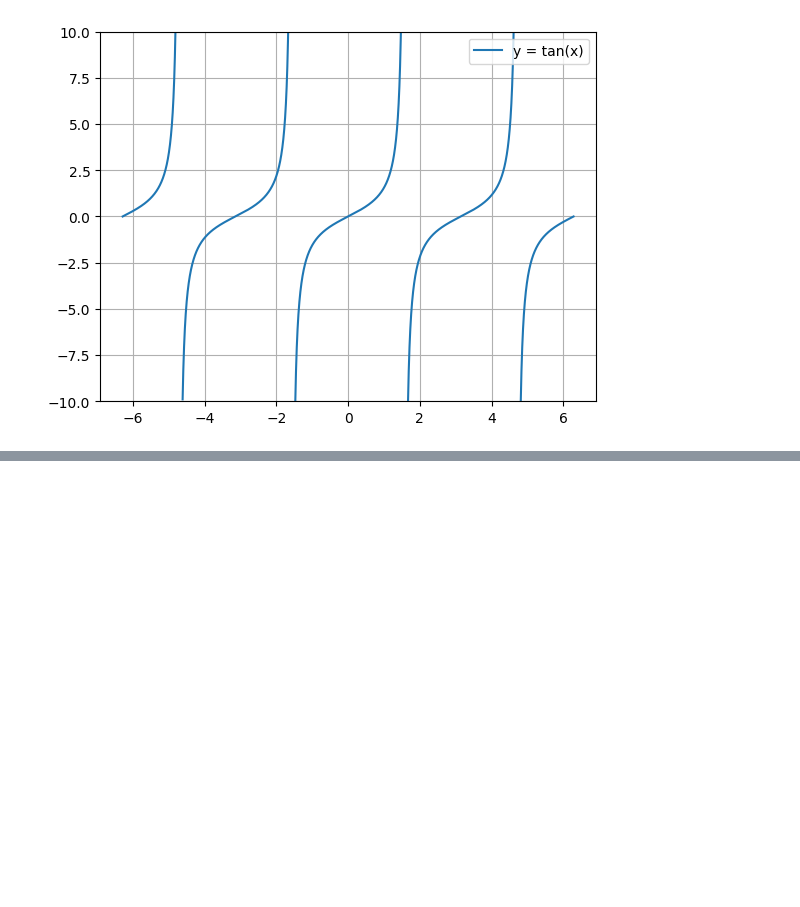
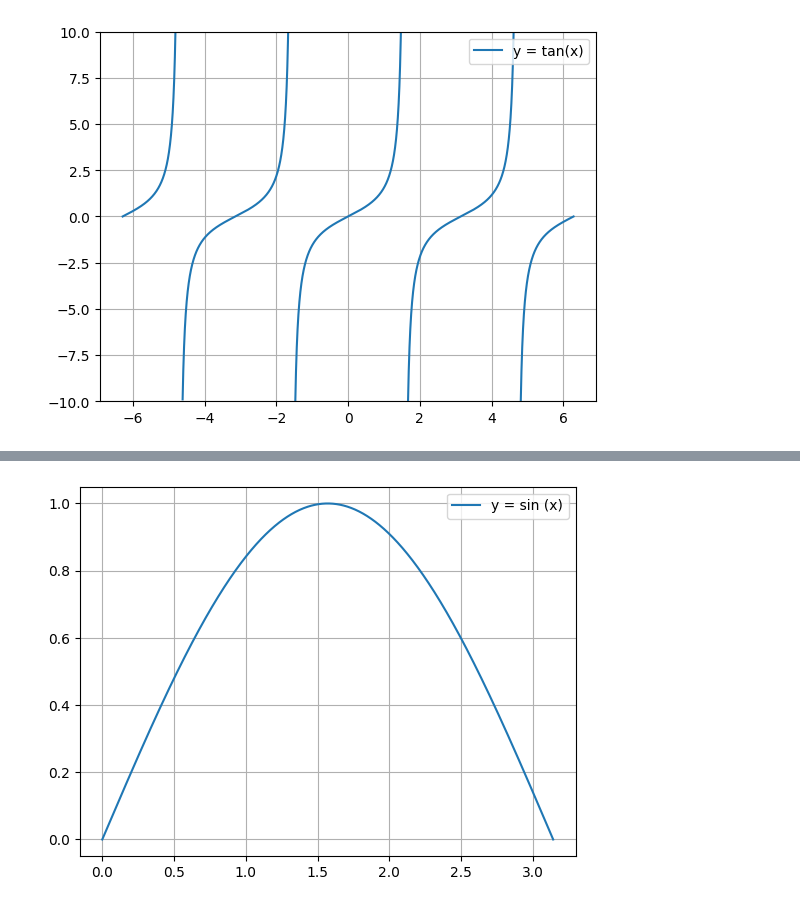
Before and after one commit to Sakib0626Q2/IITJ-Sem2-AI-DS, a Jupyter notebook: Experiment/NO_week_1_practice.ipynb, the cells around one changed output, grey strips where cells are left out. Drawn from its saved outputs; the diff is of its cells as text; code cells hidden in the pictures; blank space fills up the shorter version.

```diff
--- a/Experiment/NO_week_1_practice.ipynb
+++ b/Experiment/NO_week_1_practice.ipynb
@@ -98,0 +122,9 @@ plt.show()
+# %%
+x = np.linspace(0, np.pi, 1000)
+y = np.sin(x)
+plt.plot(x, y, label = "y = sin (x)")
+plt.legend()
+plt.grid(True)
+plt.show()
+# %% [output]
+[figure, added]
```
Also changed, not shown: parts of 2 cells of this notebook, 3 other files.
